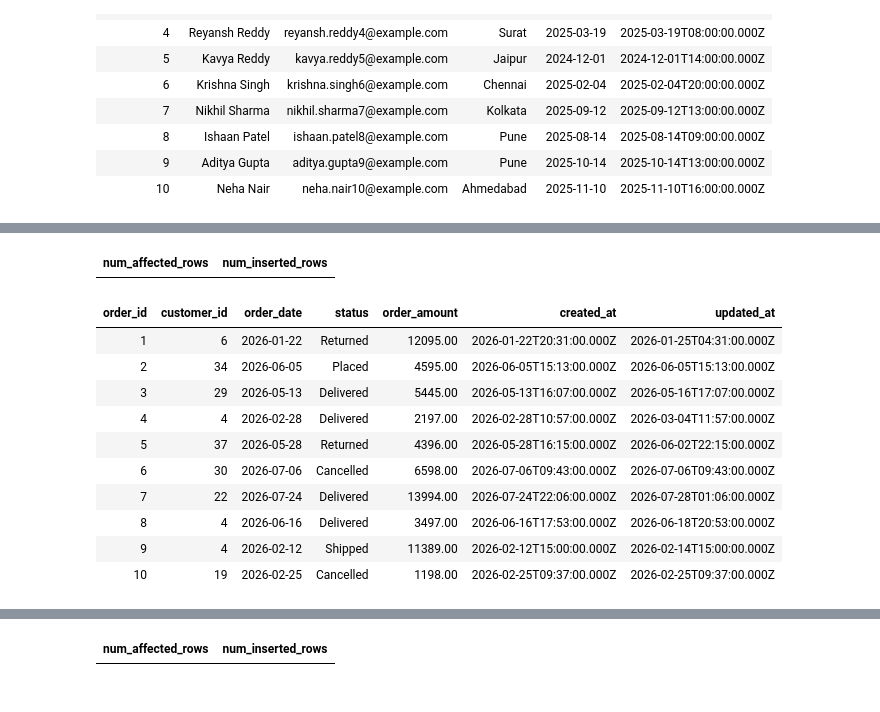
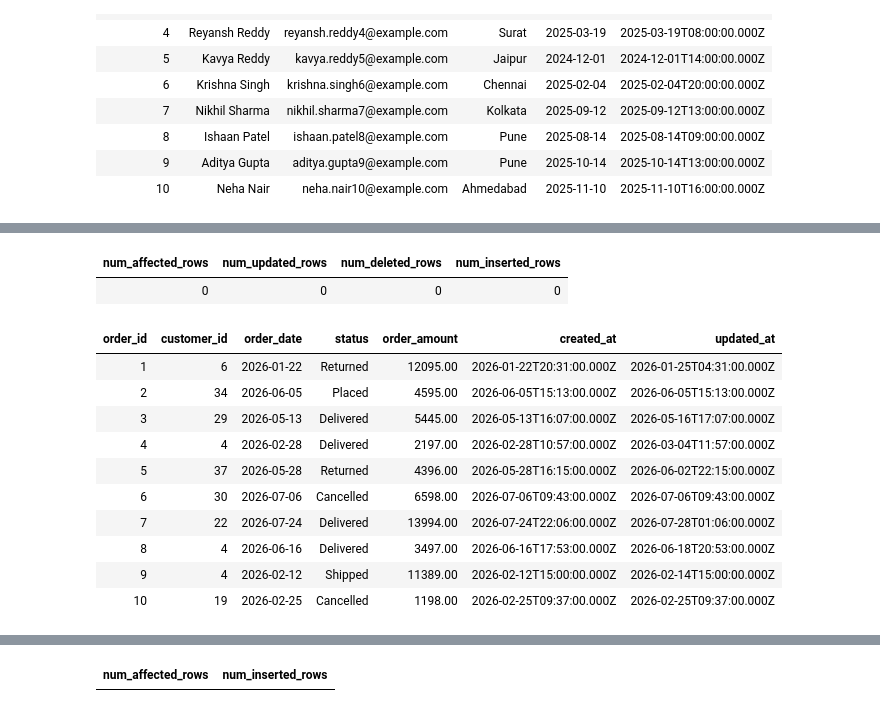
Before and after one commit to Jaideepgupta/atliq-capstone-data-engineering, a Jupyter notebook: evidence/M3_SILVER/01_Bronze_to_Silver_2.ipynb, the cells around one changed output, grey strips where cells are left out. Drawn from its saved outputs; the diff is of its cells as text; code cells hidden in the pictures.

```diff
--- a/evidence/M3_SILVER/01_Bronze_to_Silver_2.ipynb
+++ b/evidence/M3_SILVER/01_Bronze_to_Silver_2.ipynb
@@ -309,28 +309,50 @@ LIMIT 10;
 | 10 | Neha Nair | neha.nair10@example.com | Ahmedabad | 2025-11-10 | 2025-11-10T16:00:00.000Z |
 # %%
 %sql
+
 -- BRONZE → SILVER: ORDERS
 
-CREATE OR REPLACE TABLE atliq.silver.orders
-USING DELTA
-AS
+CREATE OR REPLACE TEMP VIEW orders_incremental AS
+
 WITH silver_orders AS (
+
   SELECT
+
     CAST(get_json_object(_rescued_data, '$.order_id') AS BIGINT) AS order_id,
+
     CAST(get_json_object(_rescued_data, '$.customer_id') AS BIGINT) AS customer_id,
+
     TO_DATE(order_date) AS order_date,
+
     INITCAP(TRIM(status)) AS status,
+
     CAST(order_amount AS DECIMAL(12,2)) AS order_amount,
+
     CAST(created_at AS TIMESTAMP) AS created_at,
+
     CAST(updated_at AS TIMESTAMP) AS updated_at
+
   FROM atliq.bronze.orders
-), deduped_orders AS (
-  SELECT *,
-         ROW_NUMBER() OVER (PARTITION BY order_id ORDER BY order_id) AS rn
+
+),
+
+deduped_orders AS (
+
+  SELECT
+    *,
+    ROW_NUMBER() OVER (
+      PARTITION BY order_id
+      ORDER BY updated_at DESC
+    ) AS rn
+
   FROM silver_orders
+
   WHERE order_id IS NOT NULL
+
 )
+
 SELECT
+
   order_id,
   customer_id,
   order_date,
@@ -338,11 +360,62 @@ SELECT
   order_amount,
   created_at,
   updated_at
+
 FROM deduped_orders
+
 WHERE rn = 1;
 
+
+MERGE INTO atliq.silver.orders AS target
+
+USING orders_incremental AS source
+
+ON target.order_id = source.order_id
+
+WHEN MATCHED
+  AND source.updated_at > target.updated_at
+
+THEN UPDATE SET
+
+  target.customer_id = source.customer_id,
+  target.order_date = source.order_date,
+  target.status = source.status,
+  target.order_amount = source.order_amount,
+  target.created_at = source.created_at,
+  target.updated_at = source.updated_at
+
+WHEN NOT MATCHED
+
+THEN INSERT (
+
+  order_id,
+  customer_id,
+  order_date,
+  status,
+  order_amount,
+  created_at,
+  updated_at
+
+)
+
+VALUES (
+
+  source.order_id,
+  source.customer_id,
+  source.order_date,
+  source.status,
+  source.order_amount,
+  source.created_at,
+  source.updated_at
+
+);
+
+
 SELECT *
+
 FROM atliq.silver.orders
+
 ORDER BY order_id
+
 LIMIT 10;
 # %% [output]
@@ -349,4 +423,5 @@ LIMIT 10;
-| num_affected_rows | num_inserted_rows |
+| num_affected_rows | num_updated_rows | num_deleted_rows | num_inserted_rows |
+| 0 | 0 | 0 | 0 |
 | order_id | customer_id | order_date | status | order_amount | created_at | updated_at |
 | 1 | 6 | 2026-01-22 | Returned | 12095.00 | 2026-01-22T20:31:00.000Z | 2026-01-25T04:31:00.000Z |
 | 2 | 34 | 2026-06-05 | Placed | 4595.00 | 2026-06-05T15:13:00.000Z | 2026-06-05T15:13:00.000Z |
```
Also changed, not shown: parts of 5 cells of this notebook, 1 other file.
